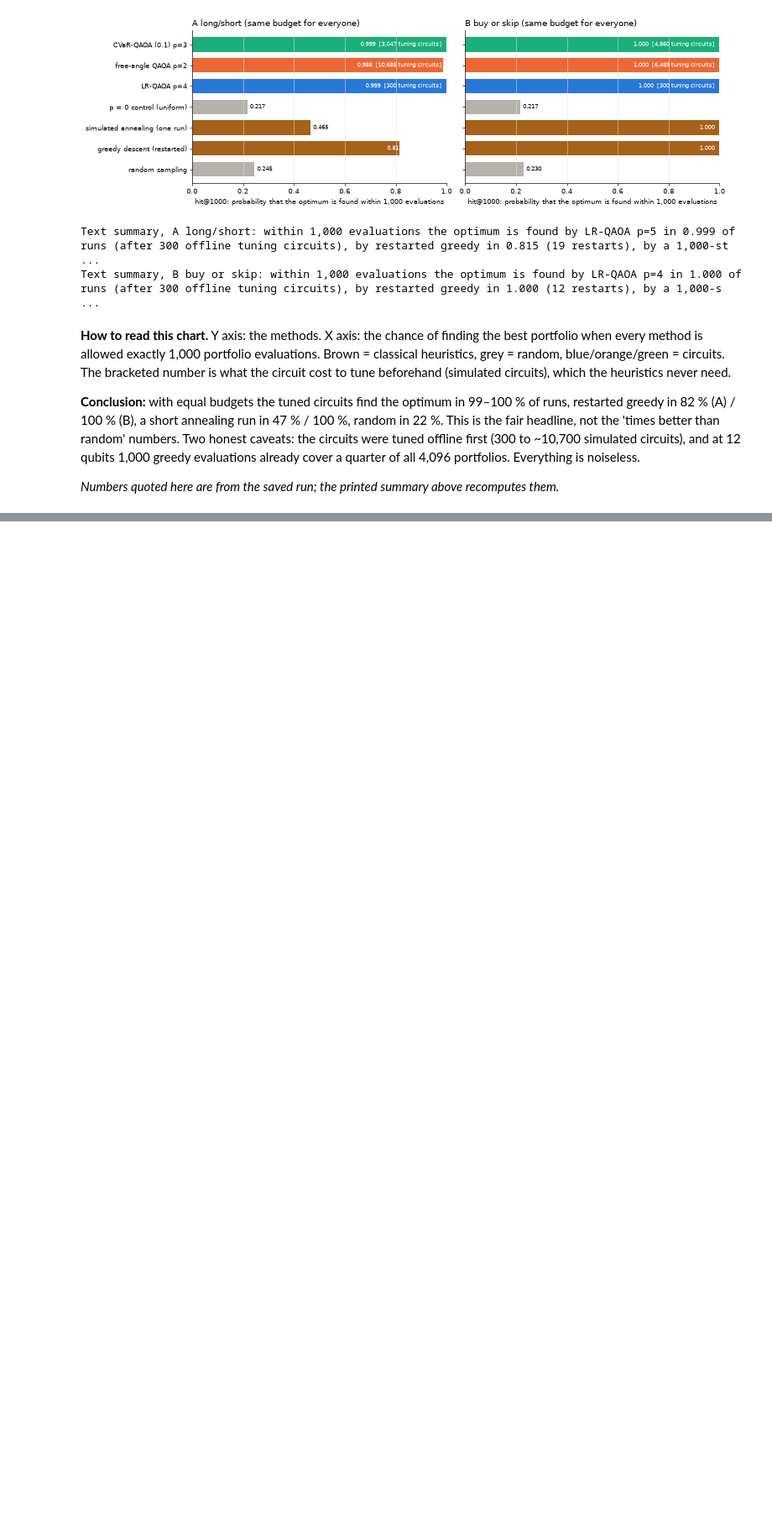
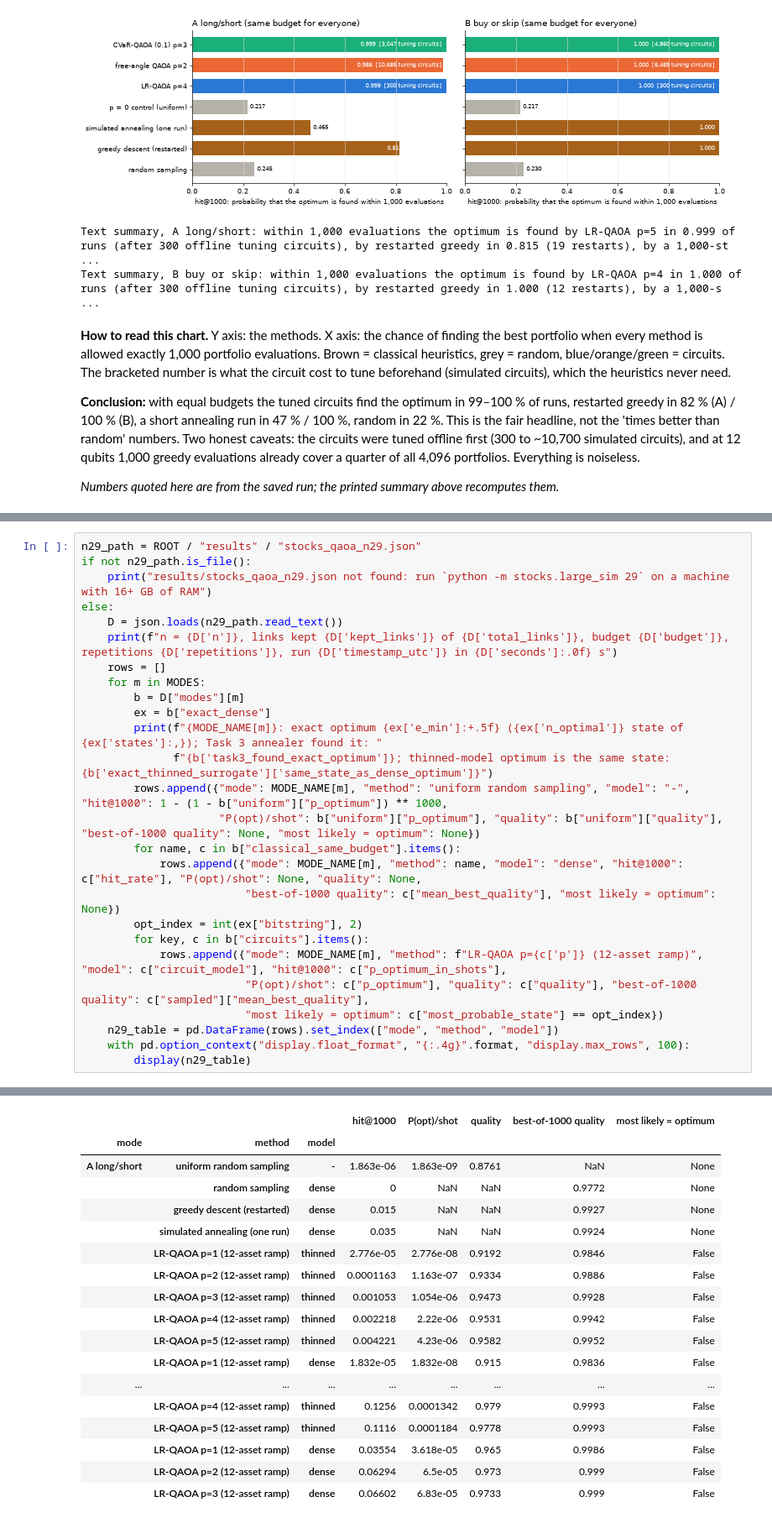
Before and after one commit to Oussema-t/zollerqu-qollab, a Jupyter notebook: stocks/stock_idea_ZollerQu.ipynb, the cells around one changed output, grey strips where cells are left out. Shown at 84% size. Drawn from its saved outputs; the diff is of its cells as text; blank space fills up the shorter version.

```diff
--- a/stocks/stock_idea_ZollerQu.ipynb
+++ b/stocks/stock_idea_ZollerQu.ipynb
@@ -2834,0 +2839,27 @@ Text summary, B buy or skip: within 1,000 evaluations the optimum is found by LR
+# %%
+n29_path = ROOT / "results" / "stocks_qaoa_n29.json"
+if not n29_path.is_file():
+    print("results/stocks_qaoa_n29.json not found: run `python -m stocks.large_sim 29` on a machine with 16+ GB of RAM")
+else:
+    D = json.loads(n29_path.read_text())
+    print(f"n = {D['n']}, links kept {D['kept_links']} of {D['total_links']}, budget {D['budget']}, repetitions {D['repetitions']}, run {D['timestamp_utc']} in {D['seconds']:.0f} s")
+    rows = []
+    for m in MODES:
+        b = D["modes"][m]
+        ex = b["exact_dense"]
+        print(f"{MODE_NAME[m]}: exact optimum {ex['e_min']:+.5f} ({ex['n_optimal']} state of {ex['states']:,}); Task 3 annealer found it: "
+              f"{b['task3_found_exact_optimum']}; thinned-model optimum is the same state: {b['exact_thinned_surrogate']['same_state_as_dense_optimum']}")
+        rows.append({"mode": MODE_NAME[m], "method": "uniform random sampling", "model": "-", "hit@1000": 1 - (1 - b["uniform"]["p_optimum"]) ** 1000,
+                     "P(opt)/shot": b["uniform"]["p_optimum"], "quality": b["uniform"]["quality"], "best-of-1000 quality": None, "most likely = optimum": None})
+        for name, c in b["classical_same_budget"].items():
+            rows.append({"mode": MODE_NAME[m], "method": name, "model": "dense", "hit@1000": c["hit_rate"], "P(opt)/shot": None, "quality": None,
+                         "best-of-1000 quality": c["mean_best_quality"], "most likely = optimum": None})
+        opt_index = int(ex["bitstring"], 2)
+        for key, c in b["circuits"].items():
+            rows.append({"mode": MODE_NAME[m], "method": f"LR-QAOA p={c['p']} (12-asset ramp)", "model": c["circuit_model"], "hit@1000": c["p_optimum_in_shots"],
+                         "P(opt)/shot": c["p_optimum"], "quality": c["quality"], "best-of-1000 quality": c["sampled"]["mean_best_quality"],
+                         "most likely = optimum": c["most_probable_state"] == opt_index})
+    n29_table = pd.DataFrame(rows).set_index(["mode", "method", "model"])
+    with pd.option_context("display.float_format", "{:.4g}".format, "display.max_rows", 100):
+        display(n29_table)
+# %% [output]
@@ -2834,0 +2869,18 @@ Text summary, B buy or skip: within 1,000 evaluations the optimum is found by LR
+|  |  |  | hit@1000 | P(opt)/shot | quality | best-of-1000 quality | most likely = optimum |
+| mode | method | model |  |  |  |  |  |
+| A long/short | uniform random sampling | - | 1.863e-06 | 1.863e-09 | 0.8761 | NaN | None |
+|  | random sampling | dense | 0 | NaN | NaN | 0.9772 | None |
+|  | greedy descent (restarted) | dense | 0.015 | NaN | NaN | 0.9927 | None |
+|  | simulated annealing (one run) | dense | 0.035 | NaN | NaN | 0.9924 | None |
+|  | LR-QAOA p=1 (12-asset ramp) | thinned | 2.776e-05 | 2.776e-08 | 0.9192 | 0.9846 | False |
+|  | LR-QAOA p=2 (12-asset ramp) | thinned | 0.0001163 | 1.163e-07 | 0.9334 | 0.9886 | False |
+|  | LR-QAOA p=3 (12-asset ramp) | thinned | 0.001053 | 1.054e-06 | 0.9473 | 0.9928 | False |
+|  | LR-QAOA p=4 (12-asset ramp) | thinned | 0.002218 | 2.22e-06 | 0.9531 | 0.9942 | False |
+|  | LR-QAOA p=5 (12-asset ramp) | thinned | 0.004221 | 4.23e-06 | 0.9582 | 0.9952 | False |
+|  | LR-QAOA p=1 (12-asset ramp) | dense | 1.832e-05 | 1.832e-08 | 0.915 | 0.9836 | False |
+| ... | ... | ... | ... | ... | ... | ... | ... |
+|  | LR-QAOA p=4 (12-asset ramp) | thinned | 0.1256 | 0.0001342 | 0.979 | 0.9993 | False |
+|  | LR-QAOA p=5 (12-asset ramp) | thinned | 0.1116 | 0.0001184 | 0.9778 | 0.9993 | False |
+|  | LR-QAOA p=1 (12-asset ramp) | dense | 0.03554 | 3.618e-05 | 0.965 | 0.9986 | False |
+|  | LR-QAOA p=2 (12-asset ramp) | dense | 0.06294 | 6.5e-05 | 0.973 | 0.999 | False |
+|  | LR-QAOA p=3 (12-asset ramp) | dense | 0.06602 | 6.83e-05 | 0.9733 | 0.999 | False |
```
Also changed, not shown: parts of 7 cells of this notebook, 18 other files.
